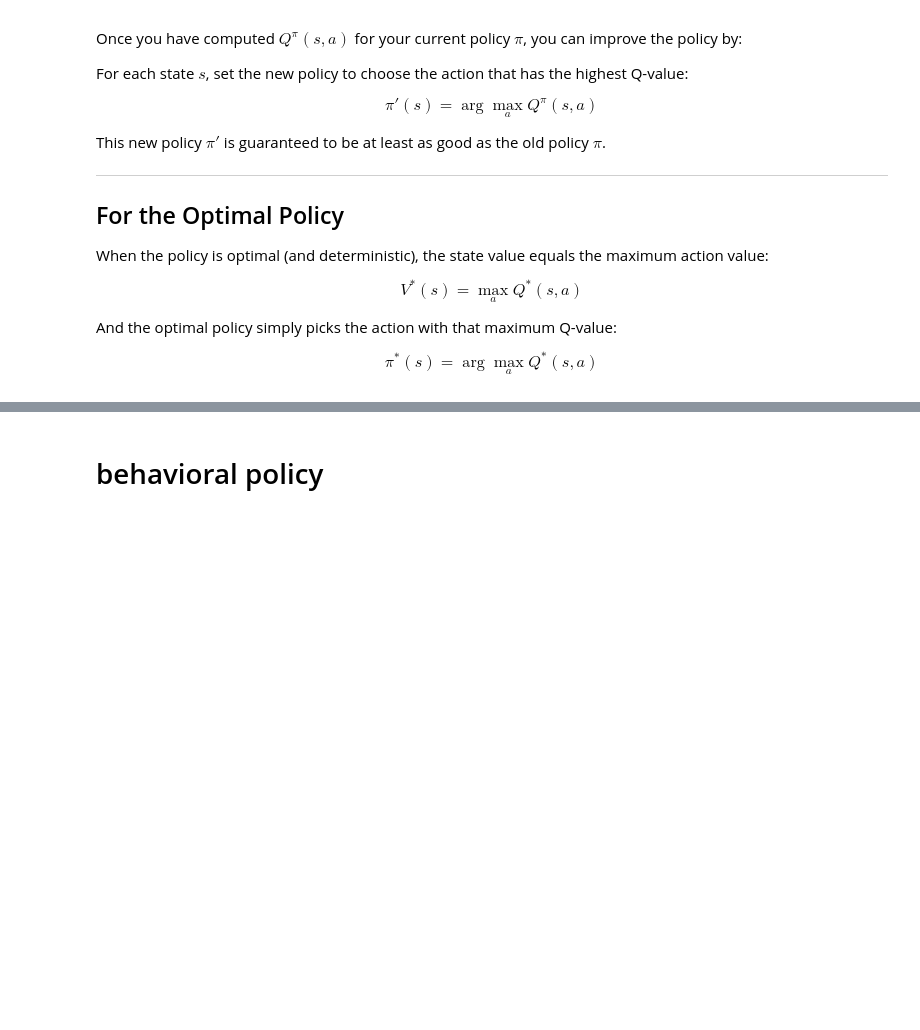
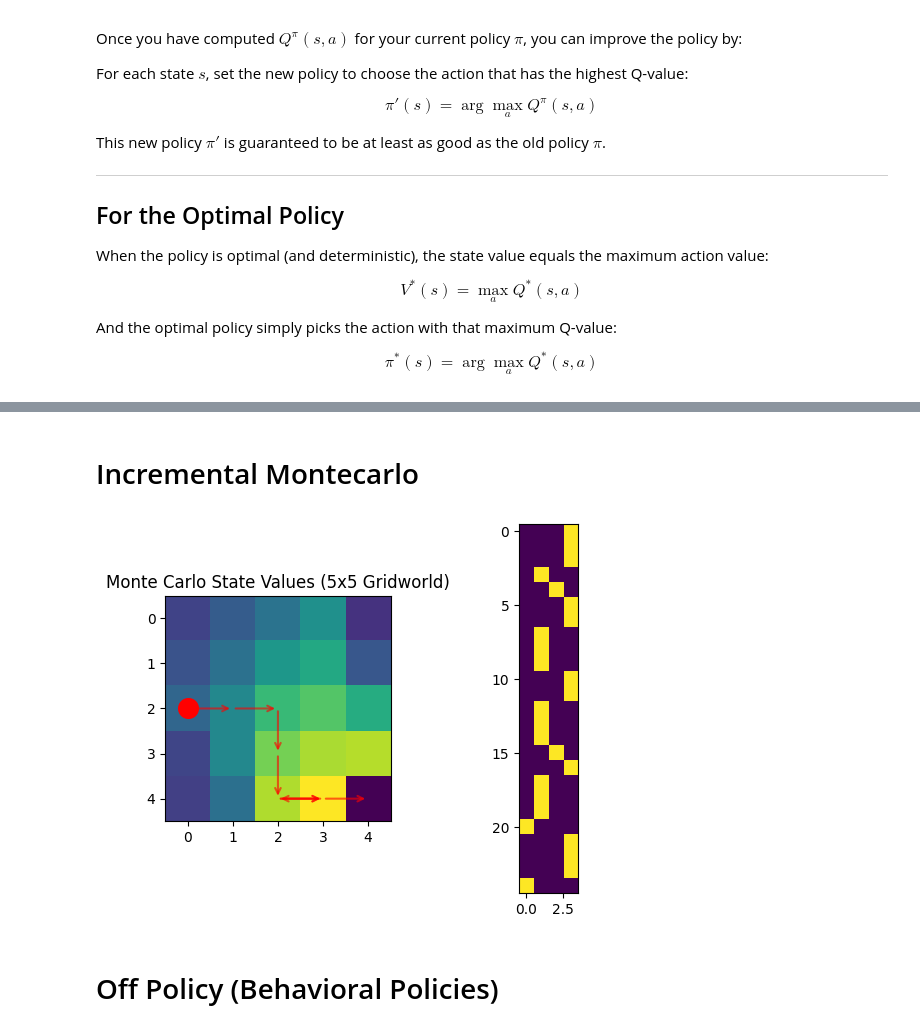
Before and after one commit to pierpierpy/ReinforcementLearningBasics, a Jupyter notebook: Reinforcement_Learning_3.ipynb, the cells around one changed output, grey strips where cells are left out. Cells and saved outputs as stored; diff of their text form; code cells hidden in the pictures; blank space fills up the shorter version.

```diff
--- a/Reinforcement_Learning_3.ipynb
+++ b/Reinforcement_Learning_3.ipynb
@@ -459,2 +471,2 @@ plt.show()
-# %% [markdown]
-# behavioral policy
+# %% [markdown]
+# Incremental Montecarlo
@@ -460,0 +479,16 @@ plt.show()
+# %%
+###########
+# CONFIG  #
+###########
+######################################################
+# change these values to see how the agent reacts!   #
+######################################################
+num_actions = 4
+initial_state = 0
+terminal_state = 24
+size= 5
+V = torch.zeros(size*size)
+episodes = 10 # <-- see the evolution one update at a time, because montecarlo does the update one each episode
+max_step = 100
+discount_factor = 0.9
+epsilon = 0.3
@@ -460,0 +552,39 @@ plt.show()
+# %%
+# ----- policy evaluation with Monte Carlo --------
+
+V, Q,policy,rewards_, actions_, states_ = policy_evaluation( V,Q, policy,alpha = 0.1)
+state_values, action_values = V,Q
+
+# ----- policy improvement --------
+policy = policy_improvement(action_values, epsilon = epsilon)
+
+
+# ----- visualization --------
+fig,ax = plt.subplots(1,2)
+
+ax[0].imshow(state_values.view(size,size).numpy(), cmap="viridis")
+ax[0].set_title("Monte Carlo State Values (5x5 Gridworld)")
+
+for i in range(len(states_) - 1):
+    s_current = states_[i]
+    s_next = states_[i + 1]
+
+    r_current, c_current = s_current // size, s_current % size
+    r_next, c_next = s_next // size, s_next % size
+
+    ax[0].annotate('',
+                xy=(c_next, r_next),  # end point
+                xytext=(c_current, r_current),  # start point
+                arrowprops=dict(arrowstyle='->', lw=1.5, color='red', alpha=0.6))
+start_state = states_[0]
+start_row = start_state // size
+start_col = start_state % size
+ax[0].scatter(start_col, start_row, c='red', s=200, marker='o')  # Mark starting point
+
+ax[1].imshow(policy)
+
+plt.show()
+# %% [output]
+[figure, added]
+# %% [markdown]
+# Off Policy (Behavioral Policies)
```
Also changed, not shown: parts of 24 cells of this notebook, 2 other files.
